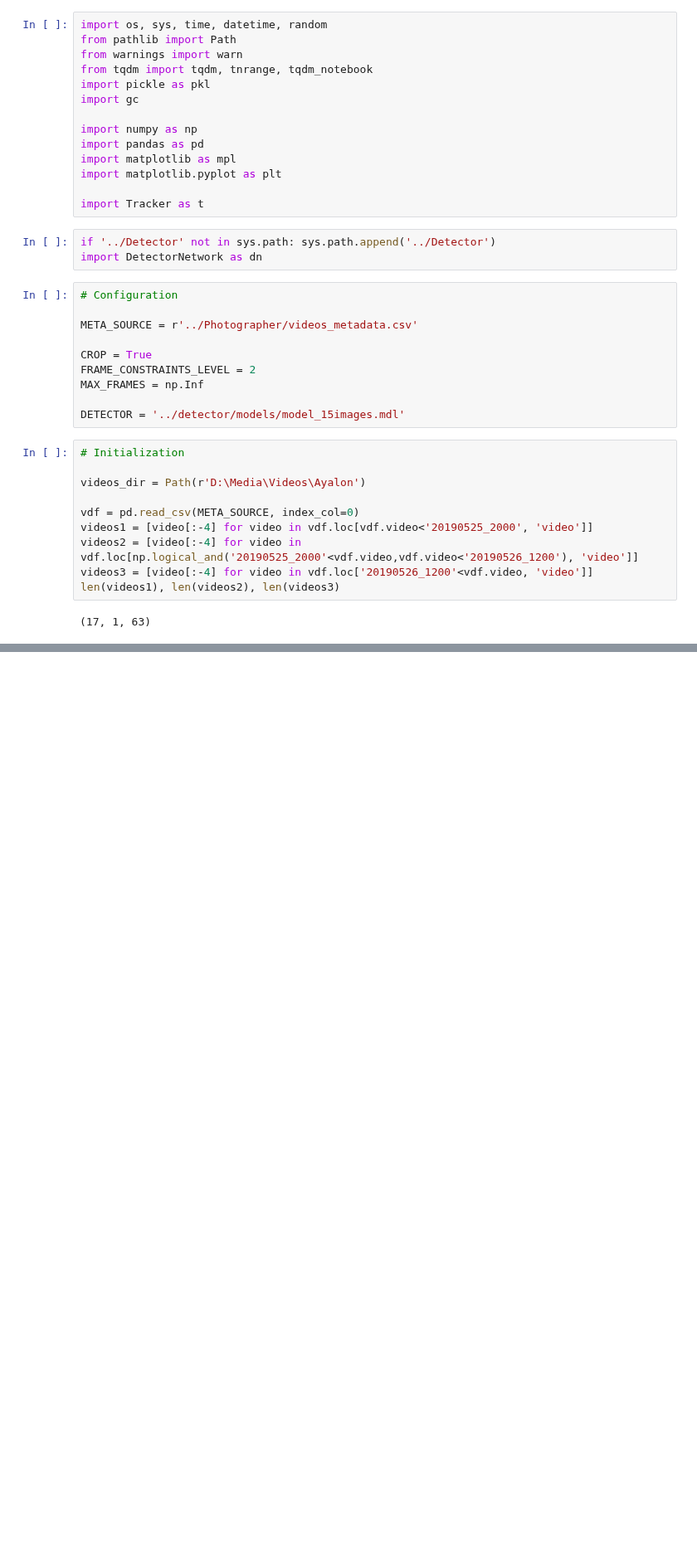
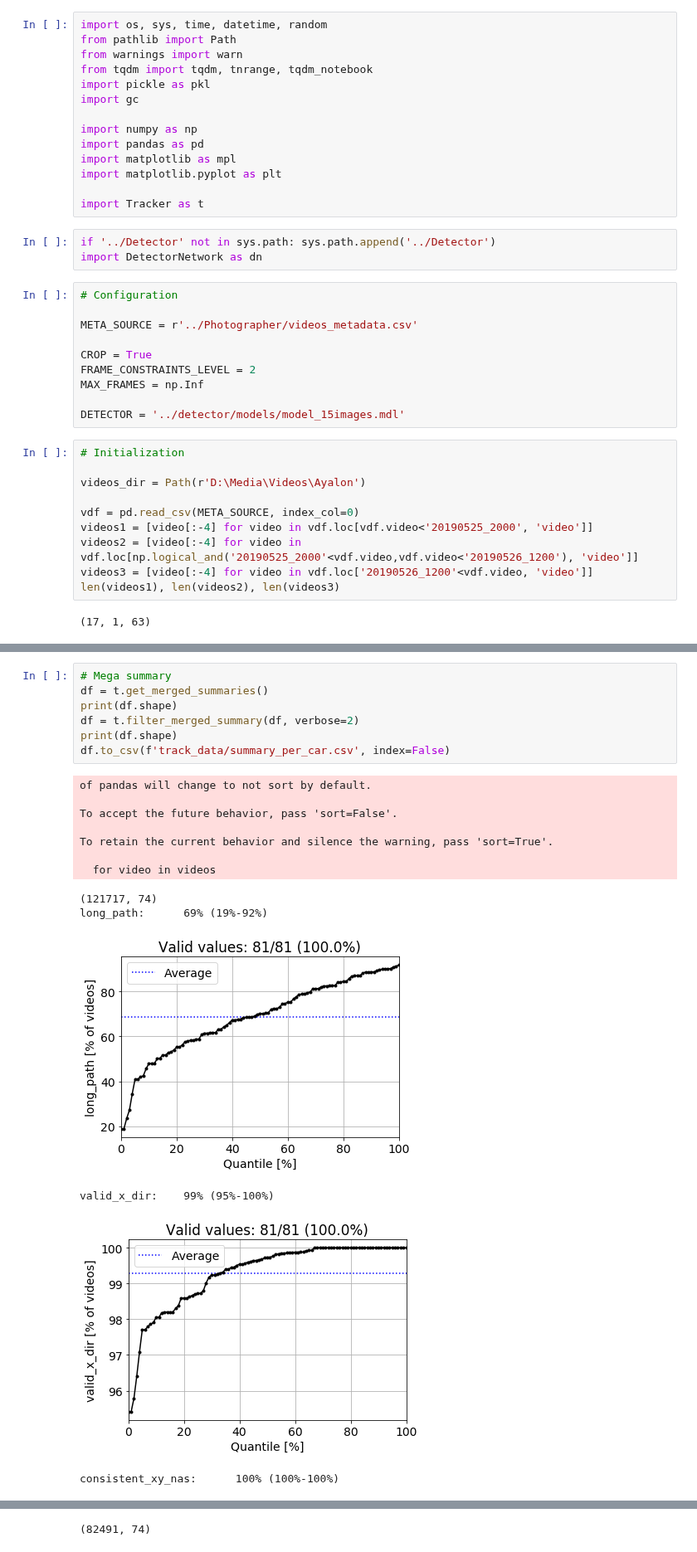
Before and after one commit to ido90/AyalonRoad, a Jupyter notebook: Tracker/Tracking Master.ipynb, the cells around one changed output, grey strips where cells are left out. Shown at 83% size. Drawn from its saved outputs; the diff is of its cells as text; blank space fills up the shorter version.

Commit message:
MEGA TRACKING RUN

```diff
--- a/Tracker/Tracking Master.ipynb
+++ b/Tracker/Tracking Master.ipynb
@@ -90,0 +95,21 @@ plt.tight_layout()
+# %%
+# Mega summary
+df = t.get_merged_summaries()
+print(df.shape)
+df = t.filter_merged_summary(df, verbose=2)
+print(df.shape)
+df.to_csv(f'track_data/summary_per_car.csv', index=False)
+# %% [output]
+of pandas will change to not sort by default.
+
+To accept the future behavior, pass 'sort=False'.
+
+To retain the current behavior and silence the warning, pass 'sort=True'.
+
+  for video in videos
+(121717, 74)
+long_path:      69% (19%-92%)
+[figure, added]
+valid_x_dir:    99% (95%-100%)
+[figure, added]
+consistent_xy_nas:      100% (100%-100%)
@@ -90,0 +117 @@ plt.tight_layout()
+(82491, 74)
```
Also changed, not shown: parts of 3 cells of this notebook, 2 other files.
